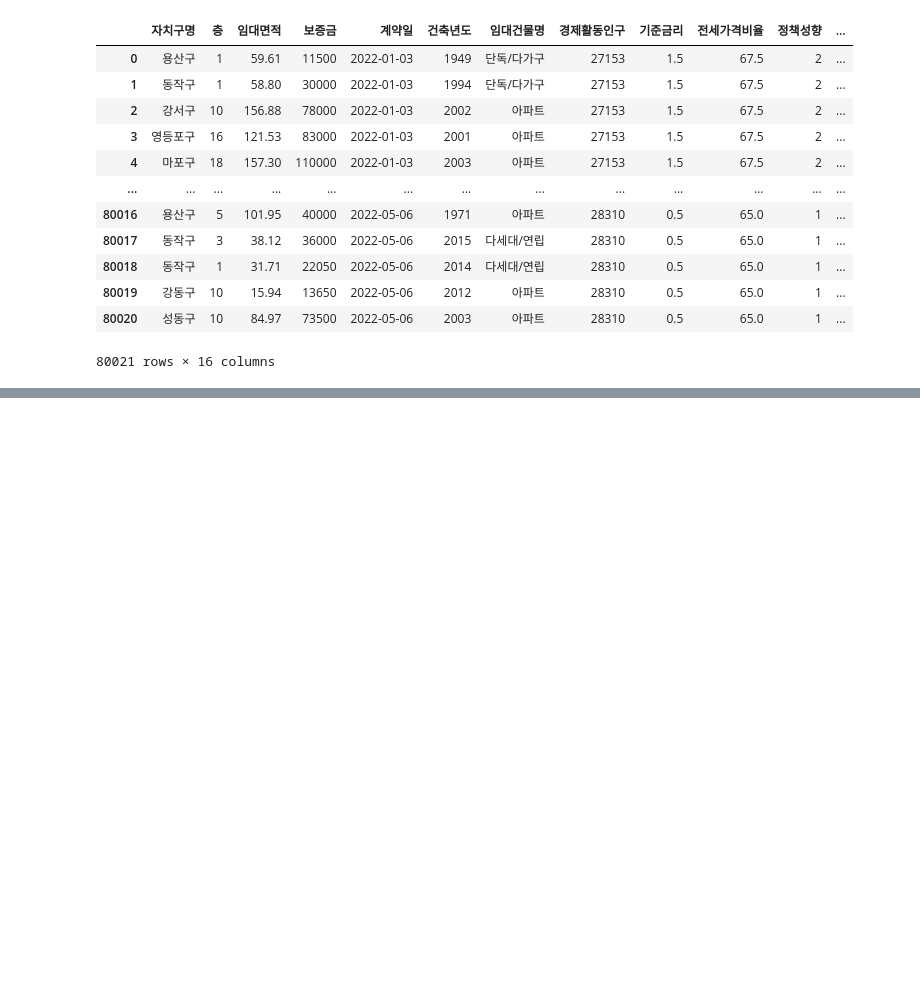
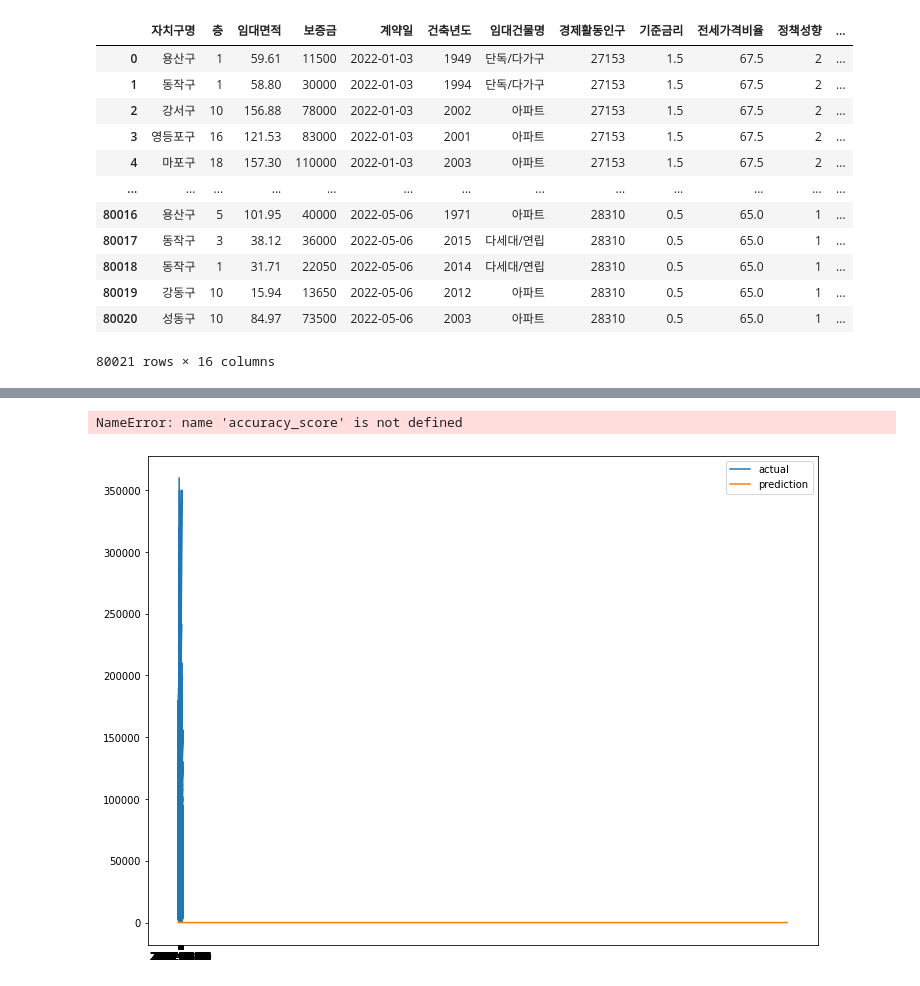
Before and after one commit to 9834mean/MLTeamImsi, a Jupyter notebook: LightGBM.ipynb, the cells around one changed output, grey strips where cells are left out. Cells and saved outputs as stored; diff of their text form; code cells hidden in the pictures; blank space fills up the shorter version.

```diff
--- a/LightGBM.ipynb
+++ b/LightGBM.ipynb
@@ -24,7 +26,7 @@ ds
 # %%
 #범주형/연속형 변수 분리
 cat_col = ['자치구명', '임대건물명', '정책성향']
-con_col = ['층', '임대면적', '계약일', '건축년도', '경제활동인구', '기준금리', '전세가격비율', '아파트매매실거래지수', '회사채수익률', '소비자물가지수', '통화량', '광공업지수']
+con_col = ['층', '임대면적', '건축년도', '경제활동인구', '기준금리', '전세가격비율', '아파트매매실거래지수', '회사채수익률', '소비자물가지수', '통화량', '광공업지수']
 # %%
 ds_raw = ds.copy() #원본 데이터 copy
 # %%
@@ -121,4 +144,15 @@ print(y_pred_val)
 y_pred_val = pd.Series(y_pred_val).apply(lambda x: 1 if x>=0.5 else 0)
 
 #성능평가
-accuracy_score(y_val, y_pred_val)
+#accuracy_score(y_val, y_pred_val)
+# %% [output]
+NameError: name 'accuracy_score' is not defined
+# %%
+import matplotlib.pyplot as plt
+plt.figure(figsize=(12, 9))
+plt.plot(y_test, label = 'actual')
+plt.plot(y_pred_val, label = 'prediction')
+plt.legend()
+plt.show()
+# %% [output]
+[figure, added]
```
Also changed, not shown: parts of 8 cells of this notebook, 1 other file.
